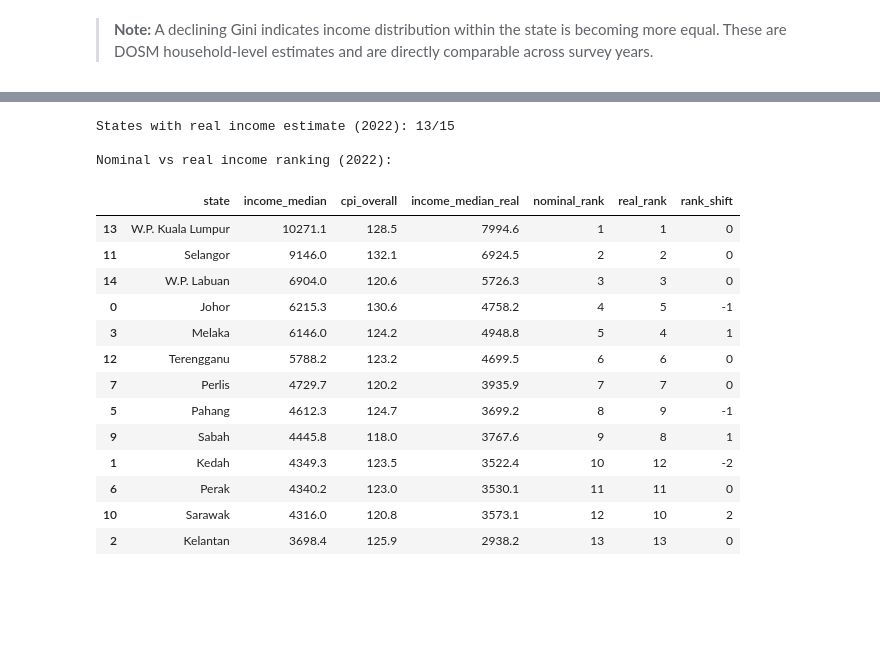
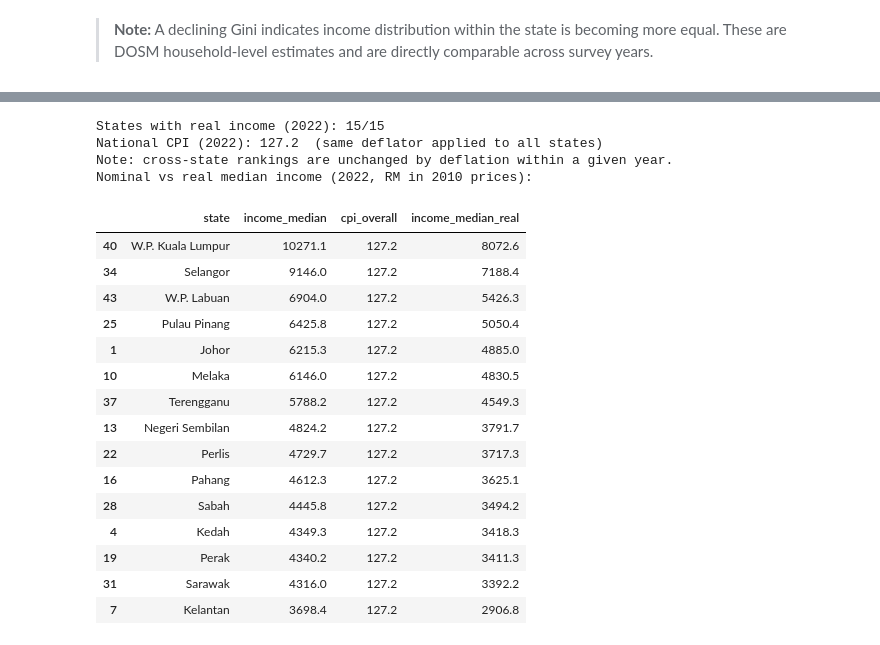
Before and after one commit to aliffrazak02/inequality-analysis, a Jupyter notebook: notebook/03_eda.ipynb, the cells around one changed output, grey strips where cells are left out. Saved outputs shown, nothing was run; the diff lists cells and outputs as text; code cells hidden in the pictures; blank space fills up the shorter version.

```diff
--- a/notebook/03_eda.ipynb
+++ b/notebook/03_eda.ipynb
@@ -732,41 +735,35 @@ Annual average CPI (overall, base 2010=100) by state:
 # %%
-ref_cpi = ref.drop(columns=["cpi_overall"], errors="ignore").merge(
-    cpi[["state_code", "year", "cpi_overall"]],
-    on=["state_code", "year"],
-    how="left",
-)
-
+# cpi_overall is already merged into combined_state via ETL — ref inherits it
+ref_cpi = ref.dropna(subset=["income_median", "cpi_overall"]).copy()
 ref_cpi["income_median_real"] = ref_cpi["income_median"] / (ref_cpi["cpi_overall"] / 100)
 
-avail = ref_cpi["income_median_real"].notna().sum()
-print(f"States with real income estimate (2022): {avail}/{len(ref_cpi)}")
+cpi_2022 = float(ref_cpi["cpi_overall"].iloc[0])
+print(f"States with real income (2022): {len(ref_cpi)}/{len(ref)}")
+print(f"National CPI (2022): {cpi_2022:.1f}  (same deflator applied to all states)")
+print("Note: cross-state rankings are unchanged by deflation within a given year.")
 
-if avail > 0:
-    comp = ref_cpi[["state", "income_median", "cpi_overall", "income_median_real"]].dropna()
-    comp = comp.sort_values("income_median", ascending=False)
-    comp["nominal_rank"] = comp["income_median"].rank(ascending=False).astype(int)
-    comp["real_rank"]    = comp["income_median_real"].rank(ascending=False).astype(int)
-    comp["rank_shift"]   = comp["nominal_rank"] - comp["real_rank"]
-    print("\nNominal vs real income ranking (2022):")
-    display(comp.round(1))
-else:
-    print("No CPI overlap with 2022 survey year. Re-run 01_acquire_data to fetch latest CPI.")
+comp = ref_cpi[["state", "income_median", "cpi_overall", "income_median_real"]].sort_values("income_median", ascending=False)
+print("Nominal vs real median income (2022, RM in 2010 prices):")
+display(comp.round(1))
 # %% [output]
-States with real income estimate (2022): 13/15
-
-Nominal vs real income ranking (2022):
+States with real income (2022): 15/15
+National CPI (2022): 127.2  (same deflator applied to all states)
+Note: cross-state rankings are unchanged by deflation within a given year.
+Nominal vs real median income (2022, RM in 2010 prices):
-|  | state | income_median | cpi_overall | income_median_real | nominal_rank | real_rank | rank_shift |
-| 13 | W.P. Kuala Lumpur | 10271.1 | 128.5 | 7994.6 | 1 | 1 | 0 |
-| 11 | Selangor | 9146.0 | 132.1 | 6924.5 | 2 | 2 | 0 |
-| 14 | W.P. Labuan | 6904.0 | 120.6 | 5726.3 | 3 | 3 | 0 |
-| 0 | Johor | 6215.3 | 130.6 | 4758.2 | 4 | 5 | -1 |
-| 3 | Melaka | 6146.0 | 124.2 | 4948.8 | 5 | 4 | 1 |
-| 12 | Terengganu | 5788.2 | 123.2 | 4699.5 | 6 | 6 | 0 |
-| 7 | Perlis | 4729.7 | 120.2 | 3935.9 | 7 | 7 | 0 |
-| 5 | Pahang | 4612.3 | 124.7 | 3699.2 | 8 | 9 | -1 |
-| 9 | Sabah | 4445.8 | 118.0 | 3767.6 | 9 | 8 | 1 |
-| 1 | Kedah | 4349.3 | 123.5 | 3522.4 | 10 | 12 | -2 |
-| 6 | Perak | 4340.2 | 123.0 | 3530.1 | 11 | 11 | 0 |
-| 10 | Sarawak | 4316.0 | 120.8 | 3573.1 | 12 | 10 | 2 |
-| 2 | Kelantan | 3698.4 | 125.9 | 2938.2 | 13 | 13 | 0 |
+|  | state | income_median | cpi_overall | income_median_real |
+| 40 | W.P. Kuala Lumpur | 10271.1 | 127.2 | 8072.6 |
+| 34 | Selangor | 9146.0 | 127.2 | 7188.4 |
+| 43 | W.P. Labuan | 6904.0 | 127.2 | 5426.3 |
+| 25 | Pulau Pinang | 6425.8 | 127.2 | 5050.4 |
+| 1 | Johor | 6215.3 | 127.2 | 4885.0 |
+| 10 | Melaka | 6146.0 | 127.2 | 4830.5 |
+| 37 | Terengganu | 5788.2 | 127.2 | 4549.3 |
+| 13 | Negeri Sembilan | 4824.2 | 127.2 | 3791.7 |
+| 22 | Perlis | 4729.7 | 127.2 | 3717.3 |
+| 16 | Pahang | 4612.3 | 127.2 | 3625.1 |
+| 28 | Sabah | 4445.8 | 127.2 | 3494.2 |
+| 4 | Kedah | 4349.3 | 127.2 | 3418.3 |
+| 19 | Perak | 4340.2 | 127.2 | 3411.3 |
+| 31 | Sarawak | 4316.0 | 127.2 | 3392.2 |
+| 7 | Kelantan | 3698.4 | 127.2 | 2906.8 |
 # %%
```
Also changed, not shown: parts of 6 cells of this notebook, 17 other files.
